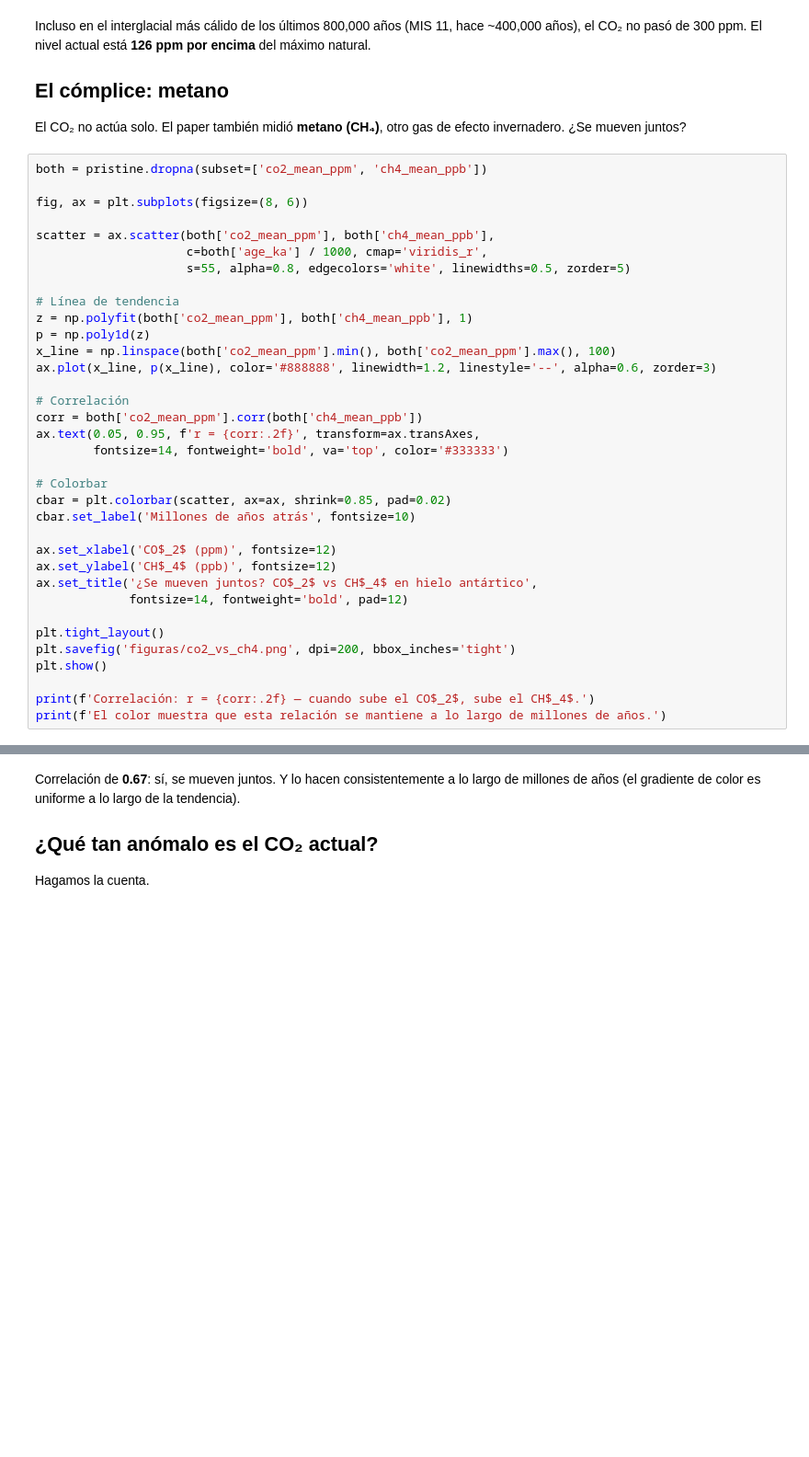
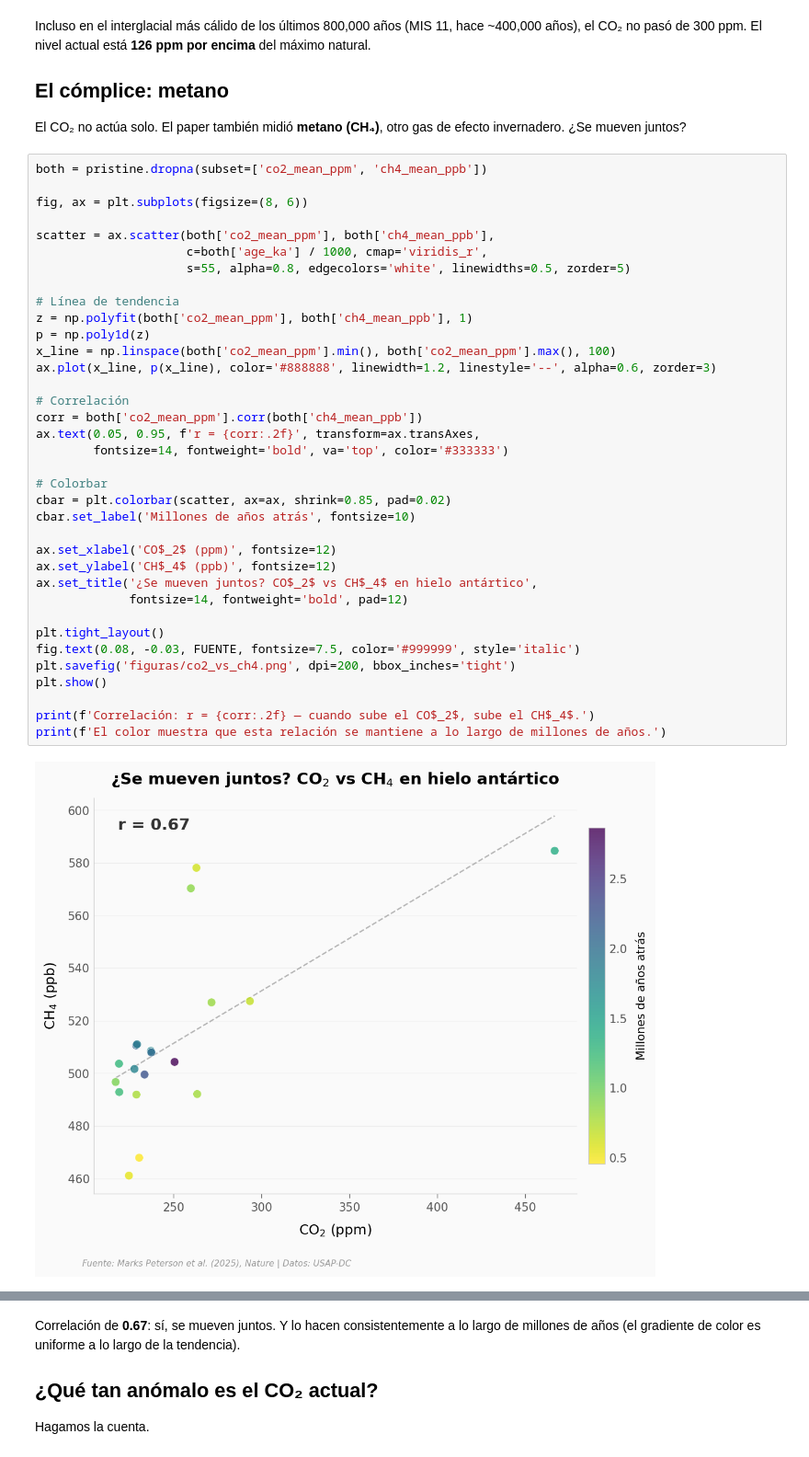
Before and after one commit to Ciencia-a-Mordiscos/lab, a Jupyter notebook: papers/2026-03-23-co2-estable-3-millones-anos/notebook.ipynb, the cells around one changed output, grey strips where cells are left out. Shown at 92% size. Drawn from its saved outputs; the diff is of its cells as text; blank space fills up the shorter version.

```diff
--- a/papers/2026-03-23-co2-estable-3-millones-anos/notebook.ipynb
+++ b/papers/2026-03-23-co2-estable-3-millones-anos/notebook.ipynb
@@ -227,30 +249,33 @@ fig, ax = plt.subplots(figsize=(8, 6))
 scatter = ax.scatter(both['co2_mean_ppm'], both['ch4_mean_ppb'],
                      c=both['age_ka'] / 1000, cmap='viridis_r',
                      s=55, alpha=0.8, edgecolors='white', linewidths=0.5, zorder=5)
 
 # Línea de tendencia
 z = np.polyfit(both['co2_mean_ppm'], both['ch4_mean_ppb'], 1)
 p = np.poly1d(z)
 x_line = np.linspace(both['co2_mean_ppm'].min(), both['co2_mean_ppm'].max(), 100)
 ax.plot(x_line, p(x_line), color='#888888', linewidth=1.2, linestyle='--', alpha=0.6, zorder=3)
 
 # Correlación
 corr = both['co2_mean_ppm'].corr(both['ch4_mean_ppb'])
 ax.text(0.05, 0.95, f'r = {corr:.2f}', transform=ax.transAxes,
         fontsize=14, fontweight='bold', va='top', color='#333333')
 
 # Colorbar
 cbar = plt.colorbar(scatter, ax=ax, shrink=0.85, pad=0.02)
 cbar.set_label('Millones de años atrás', fontsize=10)
 
 ax.set_xlabel('CO$_2$ (ppm)', fontsize=12)
 ax.set_ylabel('CH$_4$ (ppb)', fontsize=12)
 ax.set_title('¿Se mueven juntos? CO$_2$ vs CH$_4$ en hielo antártico',
              fontsize=14, fontweight='bold', pad=12)
 
 plt.tight_layout()
+fig.text(0.08, -0.03, FUENTE, fontsize=7.5, color='#999999', style='italic')
 plt.savefig('figuras/co2_vs_ch4.png', dpi=200, bbox_inches='tight')
 plt.show()
 
 print(f'Correlación: r = {corr:.2f} — cuando sube el CO$_2$, sube el CH$_4$.')
 print(f'El color muestra que esta relación se mantiene a lo largo de millones de años.')
+# %% [output]
+[figure, added]
```
Also changed, not shown: parts of 7 cells of this notebook, 6 other files.
